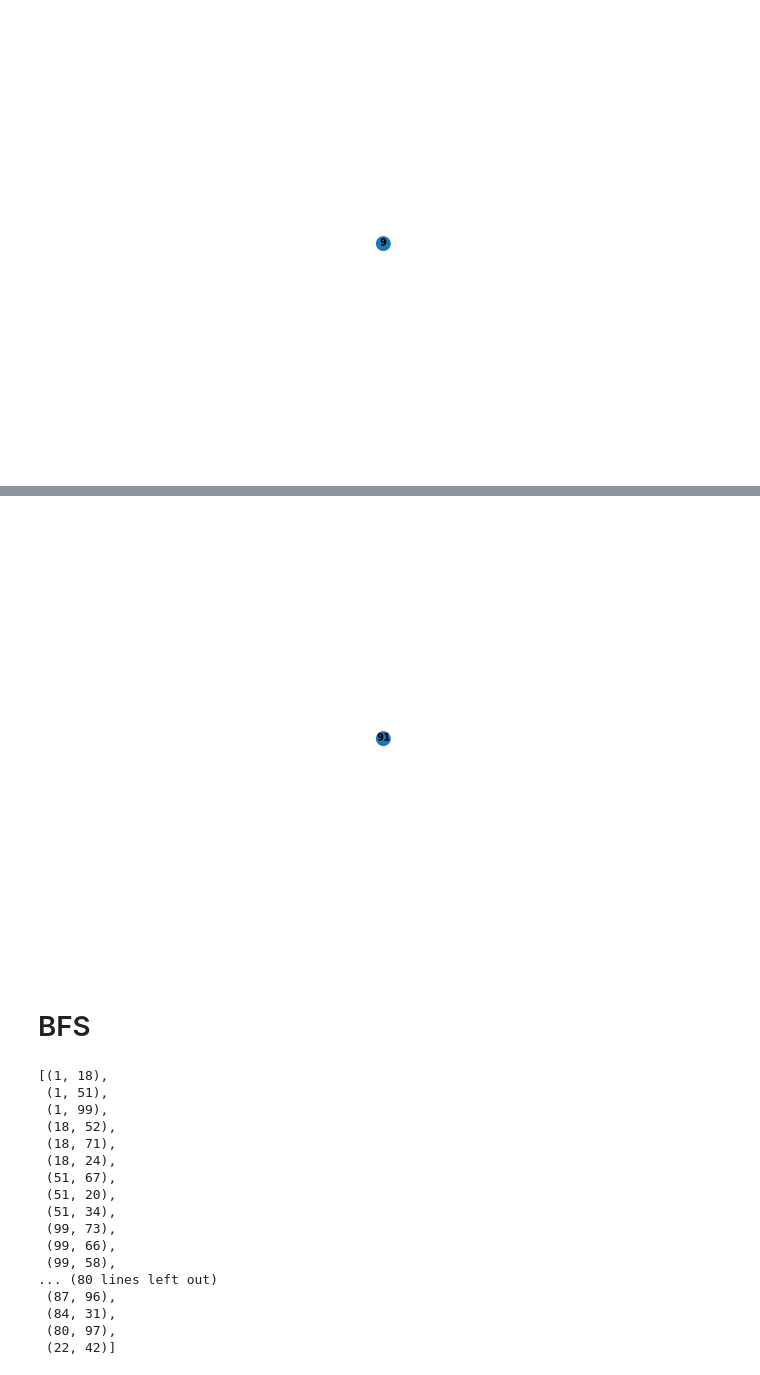
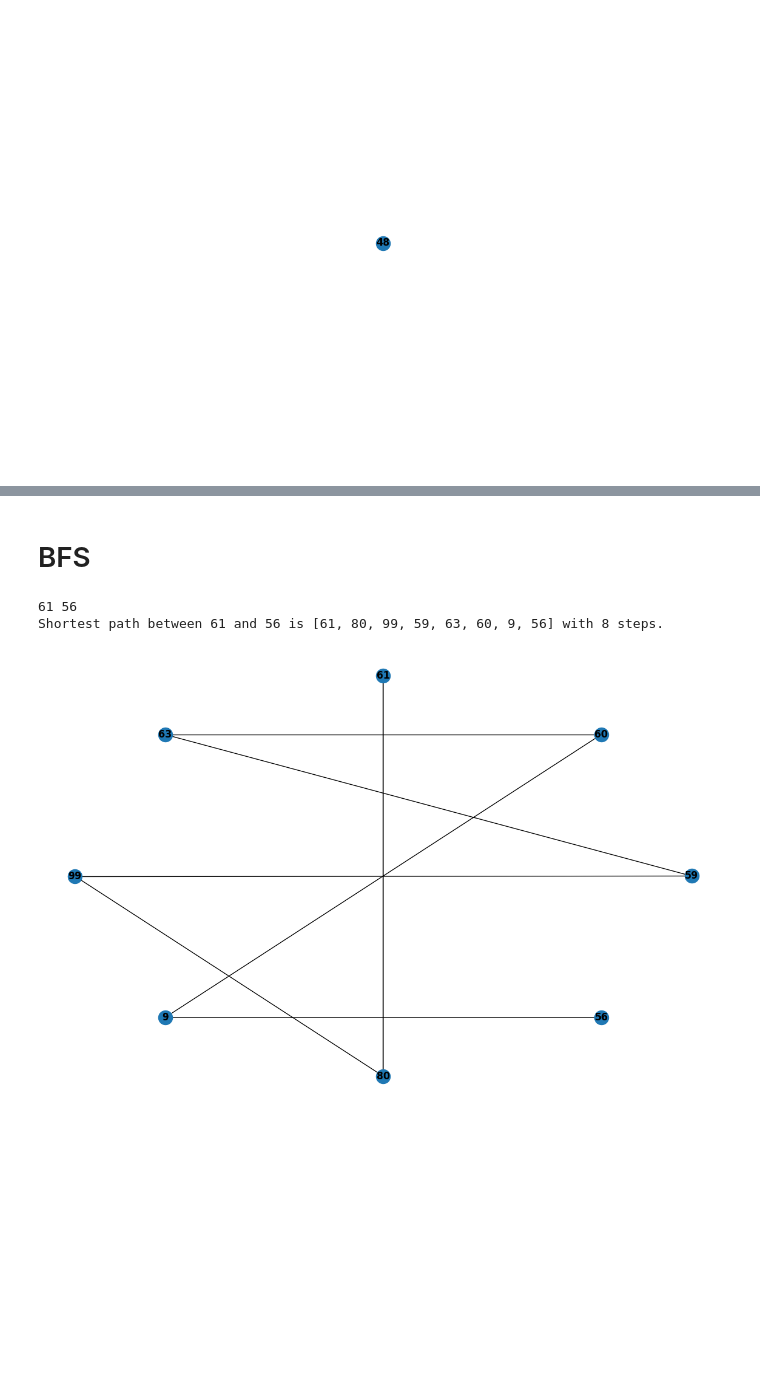
Before and after one commit to RamiNaim/Analysis-and-development-of-algorithms, a Jupyter notebook: task5/task5.ipynb, the cells around one changed output, grey strips where cells are left out. Cells and saved outputs as stored; diff of their text form; code cells hidden in the pictures; blank space fills up the shorter version.

```diff
--- a/task5/task5.ipynb
+++ b/task5/task5.ipynb
@@ -87,26 +73,15 @@ draw_graph(graph.subgraph(connected_components[2]))
-# %%
-draw_graph(graph.subgraph(connected_components[3]))
-# %% [output]
-[figure, removed]
 # %% [markdown]
 # BFS
-# %%
-list(nx.traversal.breadth_first_search.bfs_edges(graph, 1, 12))
-# %% [output]
-[(1, 18),
- (1, 51),
- (1, 99),
- (18, 52),
- (18, 71),
- (18, 24),
- (51, 67),
- (51, 20),
- (51, 34),
- (99, 73),
- (99, 66),
- (99, 58),
-... (80 lines left out)
- (87, 96),
- (84, 31),
- (80, 97),
- (22, 42)]
+# %%
+random_start = np.random.choice(graph.nodes)
+random_target = np.random.choice(graph.nodes)
+print(random_start, random_target)
+paths = nx.algorithms.shortest_paths.unweighted.single_source_shortest_path(graph, random_start)
+print(f"Shortest path between {random_start} and {random_target} is {paths[random_target]} with {len(paths[random_target])} steps.")
+# %% [output]
+61 56
+Shortest path between 61 and 56 is [61, 80, 99, 59, 63, 60, 9, 56] with 8 steps.
+# %%
+draw_graph(graph.subgraph(paths[random_target]))
+# %% [output]
+[figure, added]
```
Also changed, not shown: parts of 5 cells of this notebook.
